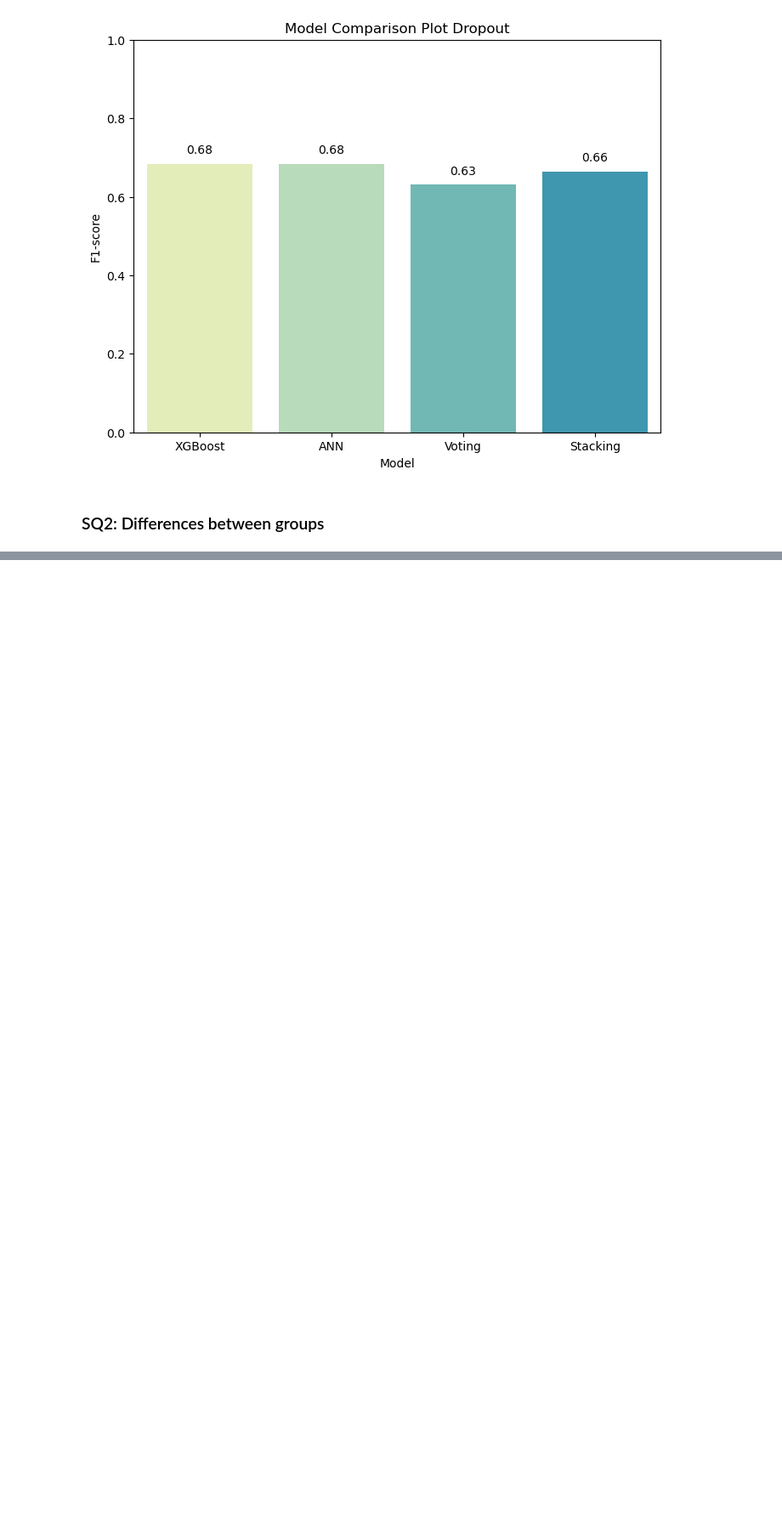
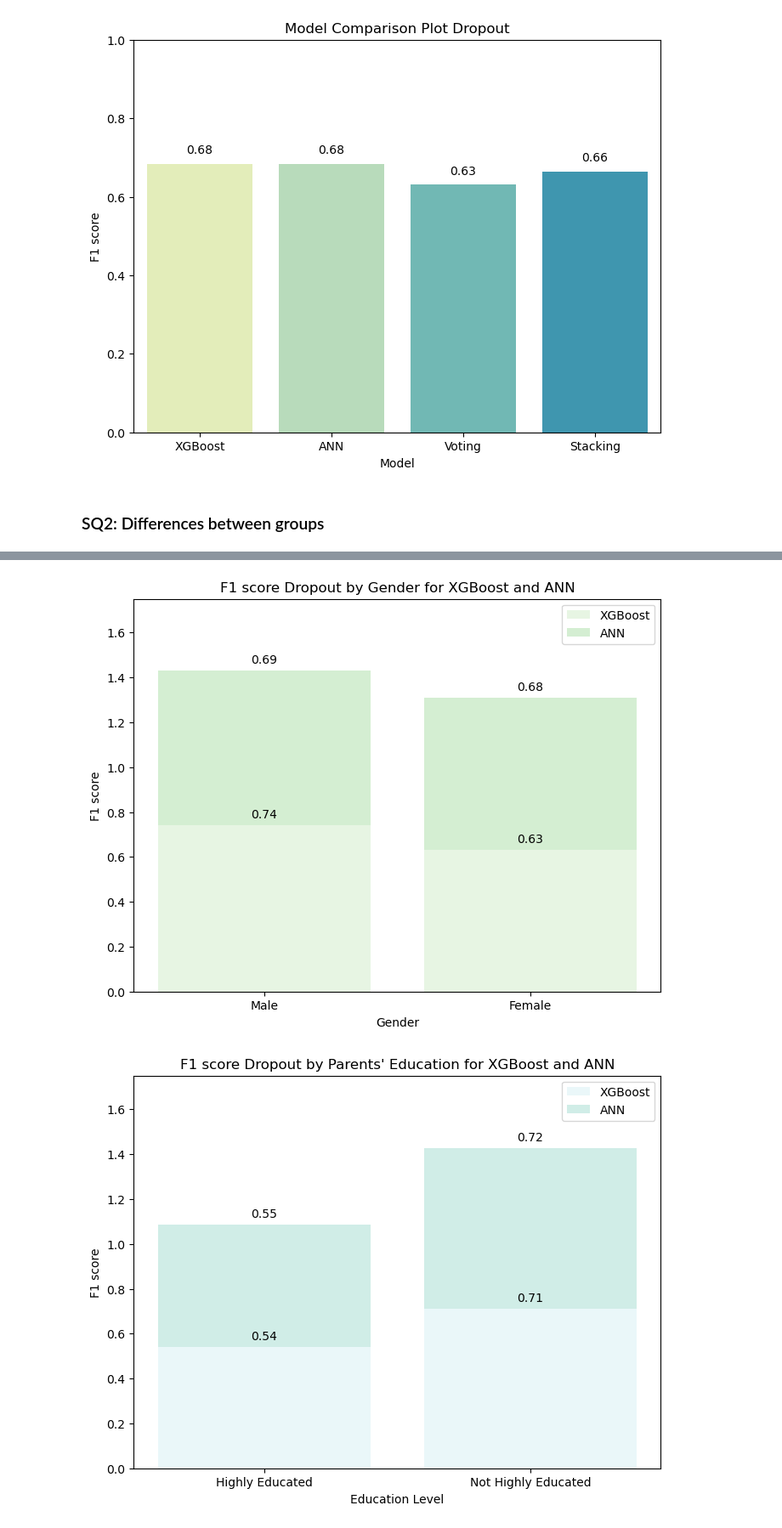
Before and after one commit to y4s3m1n/Master-Thesis, a Jupyter notebook: thesis.ipynb, the cells around one changed output, grey strips where cells are left out. Shown at 85% size. Saved outputs shown, nothing was run; the diff lists cells and outputs as text; code cells hidden in the pictures; blank space fills up the shorter version.

```diff
--- a/thesis.ipynb
+++ b/thesis.ipynb
@@ -1020,0 +974,48 @@ barplot_parent_education()
+# %%
+# Visualizations dropout between groups:
+
+# Differences dropout across genders:
+def barplot_gender():
+    labels = ["Male", "Female"]
+    xgb_f1_scores = [xgb_male_f1[1], xgb_female_f1[1]]
+    ann_f1_scores = [ann_male_f1[1], ann_female_f1[1]]
+    plt.figure(figsize = (8, 6))
+    sns.set_palette("GnBu")
+    bars_xgb = plt.bar(labels, xgb_f1_scores, label = "XGBoost", alpha = 0.7)
+    bars_ann = plt.bar(labels, ann_f1_scores, bottom = xgb_f1_scores, label = "ANN", alpha = 0.7)
+    plt.xlabel("Gender")
+    plt.ylabel("F1 score")
+    plt.title("F1 score Dropout by Gender for XGBoost and ANN")
+    plt.ylim(0, 1.75)
+    for bar, f1_score in zip(bars_xgb, xgb_f1_scores):
+        plt.text(bar.get_x() + bar.get_width() / 2, bar.get_height() + 0.02, f"{f1_score:.2f}", ha = "center", va = "bottom")
+    for bar, f1_score in zip(bars_ann, ann_f1_scores):
+        plt.text(bar.get_x() + bar.get_width() / 2, bar.get_height() + xgb_f1_scores[bars_ann.index(bar)] + 0.02, f"{f1_score:.2f}", ha = "center", va = "bottom")
+    plt.legend()
+    plt.show()
+
+barplot_gender()
+# Differences dropout across parent's education:
+def barplot_parent_education():
+    labels = ["Highly Educated", "Not Highly Educated"]
+    xgb_f1_scores = [xgb_highly_educated_f1[1], xgb_not_highly_educated_f1[1]]
+    ann_f1_scores = [ann_highly_educated_f1[1], ann_not_highly_educated_f1[1]]
+    plt.figure(figsize = (8, 6))
+    sns.set_palette("BuGn")
+    bars_xgb = plt.bar(labels, xgb_f1_scores, label = "XGBoost", alpha = 0.7)
+    bars_ann = plt.bar(labels, ann_f1_scores, bottom = xgb_f1_scores, label = "ANN", alpha = 0.7)
+    plt.xlabel("Education Level")
+    plt.ylabel("F1 score")
+    plt.title("F1 score Dropout by Parents' Education for XGBoost and ANN")
+    plt.ylim(0, 1.75)
+    for bar, f1_score in zip(bars_xgb, xgb_f1_scores):
+        plt.text(bar.get_x() + bar.get_width() / 2, bar.get_height() + 0.02, f"{f1_score:.2f}", ha = "center", va = "bottom")
+    for bar, f1_score in zip(bars_ann, ann_f1_scores):
+        plt.text(bar.get_x() + bar.get_width() / 2, bar.get_height() + xgb_f1_scores[bars_ann.index(bar)] + 0.02, f"{f1_score:.2f}", ha = "center", va = "bottom")
+    plt.legend()
+    plt.show()
+
+barplot_parent_education()
+# %% [output]
+[figure, added]
+[figure, added]
```
Also changed, not shown: parts of 8 cells of this notebook.
